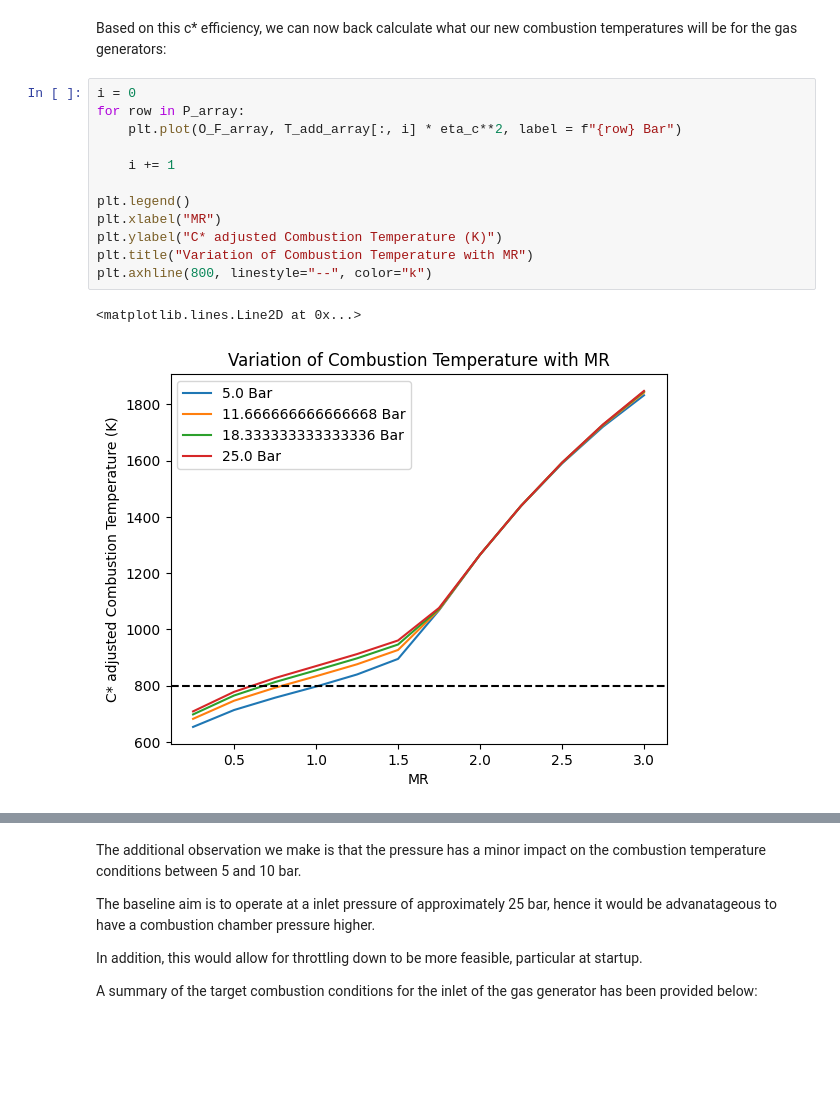
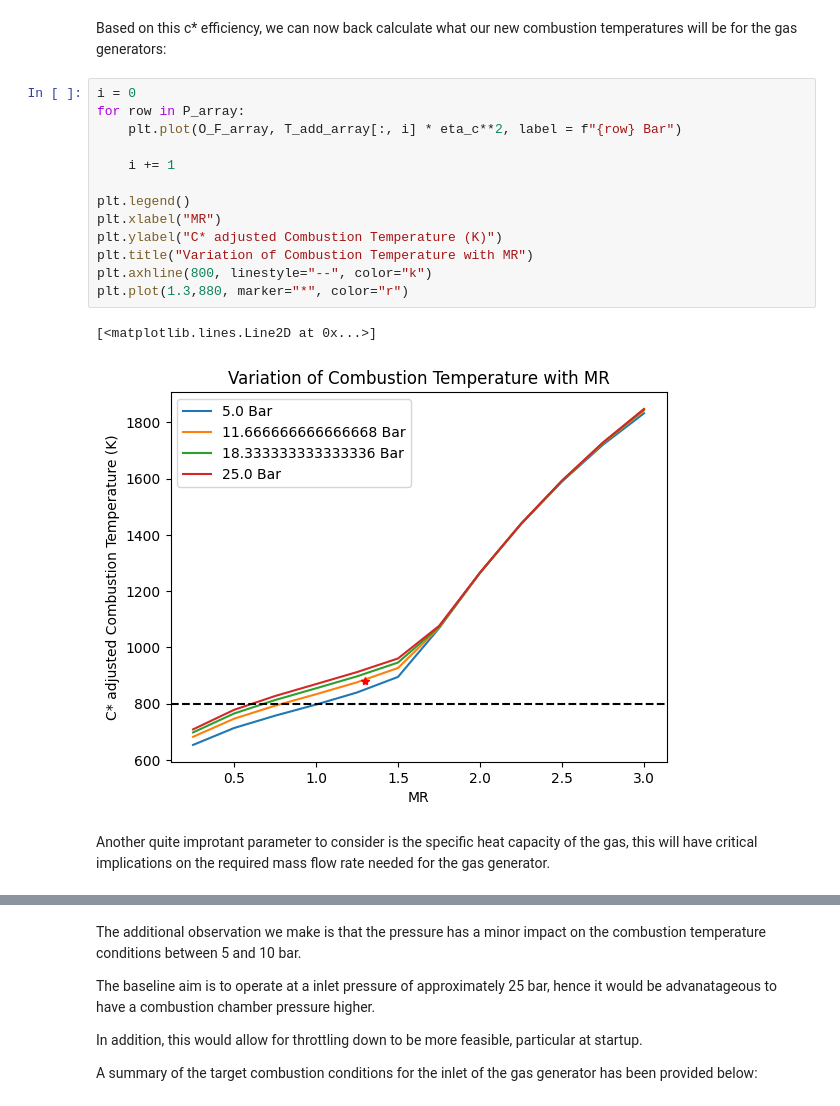
Before and after one commit to EliasAoubala/MermaidManBarnacleBoy, a Jupyter notebook: docs/turbine.ipynb, the cells around one changed output, grey strips where cells are left out. Cells and saved outputs as stored; diff of their text form; blank space fills up the shorter version.

```diff
--- a/docs/turbine.ipynb
+++ b/docs/turbine.ipynb
@@ -128,15 +128,18 @@ Based on this c* efficiency, we can now back calculate what our new combustion t
 # %%
 i = 0
 for row in P_array:
     plt.plot(O_F_array, T_add_array[:, i] * eta_c**2, label = f"{row} Bar")
 
     i += 1
 
 plt.legend()
 plt.xlabel("MR")
 plt.ylabel("C* adjusted Combustion Temperature (K)")
 plt.title("Variation of Combustion Temperature with MR")
 plt.axhline(800, linestyle="--", color="k")
+plt.plot(1.3,880, marker="*", color="r")
 # %% [output]
-<matplotlib.lines.Line2D at 0x...>
+[<matplotlib.lines.Line2D at 0x...>]
-[figure, old version]
+[figure, new version]
+# %% [markdown]
+Another quite improtant parameter to consider is the specific heat capacity of the gas, this will have critical implications on the required mass flow rate needed for the gas generator.
```
Also changed, not shown: parts of 81 cells of this notebook.
